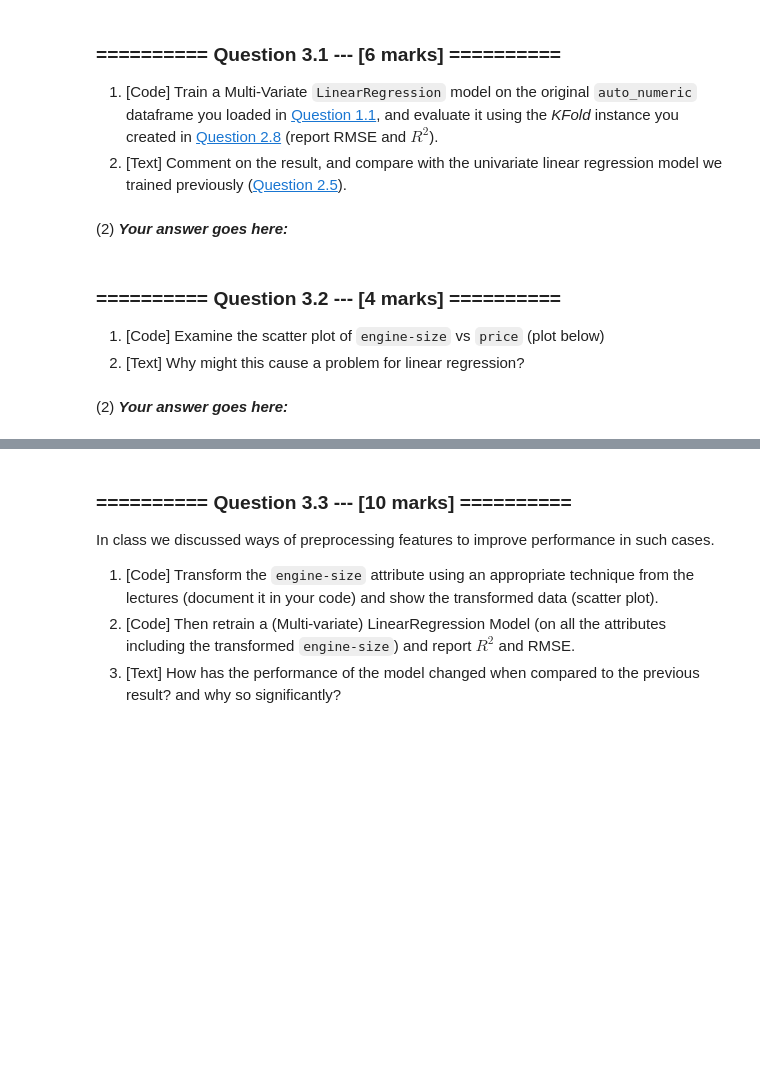
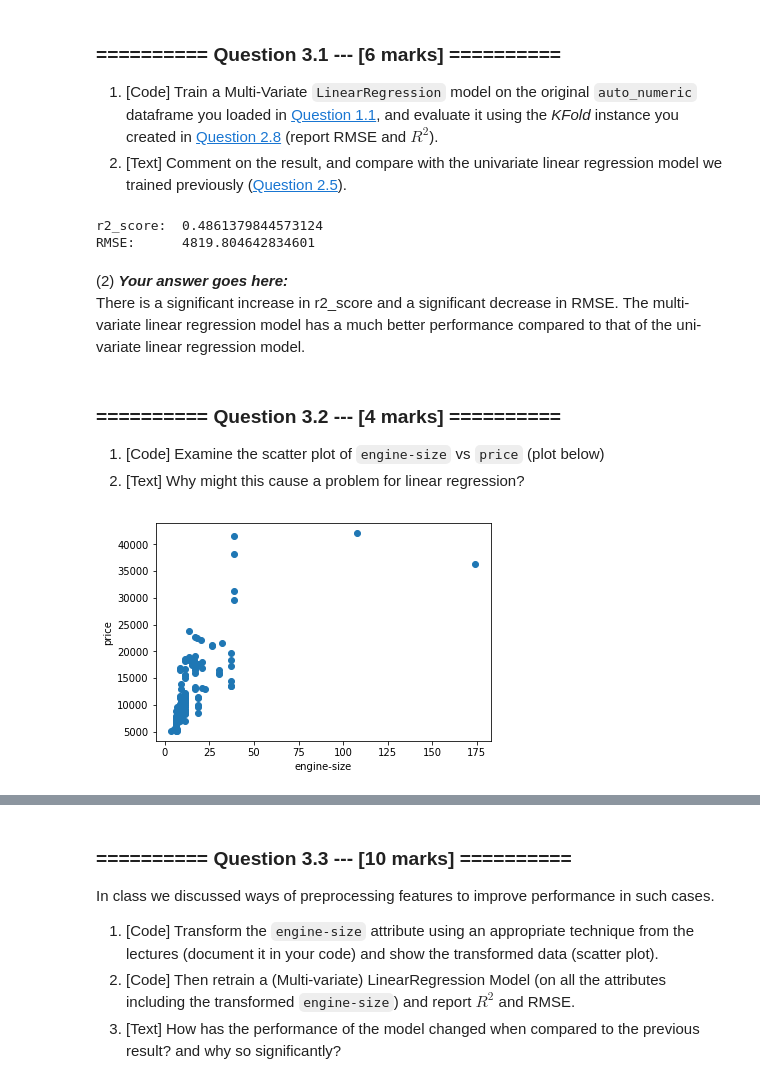
Before and after one commit to zhanshenlc/IAML2018, a Jupyter notebook: Assignments/02_LinearRegression.ipynb, the cells around one changed output, grey strips where cells are left out. Cells and saved outputs as stored; diff of their text form; code cells hidden in the pictures; blank space fills up the shorter version.

```diff
--- a/Assignments/02_LinearRegression.ipynb
+++ b/Assignments/02_LinearRegression.ipynb
@@ -433,5 +543,19 @@ In this Section we will fit a Multivariate Linear Regression model (still using
-# %% [markdown]
-(2) ***Your answer goes here:***
+# %%
+# (1) # Your Code goes here:
+mlr = LinearRegression()
+#mlr.fit(X=auto_numeric.drop(columns='price'), y=auto_numeric['price'])
+mlr_pred = cross_val_predict(mlr, auto_numeric.drop(columns='price'), auto_numeric['price'], cv=kf)
+
+r2_mlr = r2_score(y_true=auto_numeric['price'], y_pred=mlr_pred)
+rmse_mlr = np.sqrt(mean_squared_error(y_true=auto_numeric['price'], y_pred=mlr_pred))
+print('r2_score: ', r2_mlr)
+print('RMSE:     ', rmse_mlr)
+# %% [output]
+r2_score:  0.4861379844573124
+RMSE:      4819.804642834601
+# %% [markdown]
+(2) ***Your answer goes here:***
+<br> There is a significant increase in r2_score and a significant decrease in RMSE. The multi-variate linear regression model has a much better performance compared to that of the uni-variate linear regression model.
 # %% [markdown]
 ### ========== Question 3.2 --- [4 marks] ==========
 
@@ -442,2 +564,8 @@ In this Section we will fit a Multivariate Linear Regression model (still using
-# %% [markdown]
-(2) ***Your answer goes here:***
+# %%
+# (1) # Your Code goes here:
+plt8 = plt.scatter(x=auto_numeric['engine-size'], y=auto_numeric['price'])
+plt.xlabel('engine-size')
+plt.ylabel('price')
+plt.show()
+# %% [output]
+[figure, added]
```
Also changed, not shown: parts of 25 cells of this notebook.
